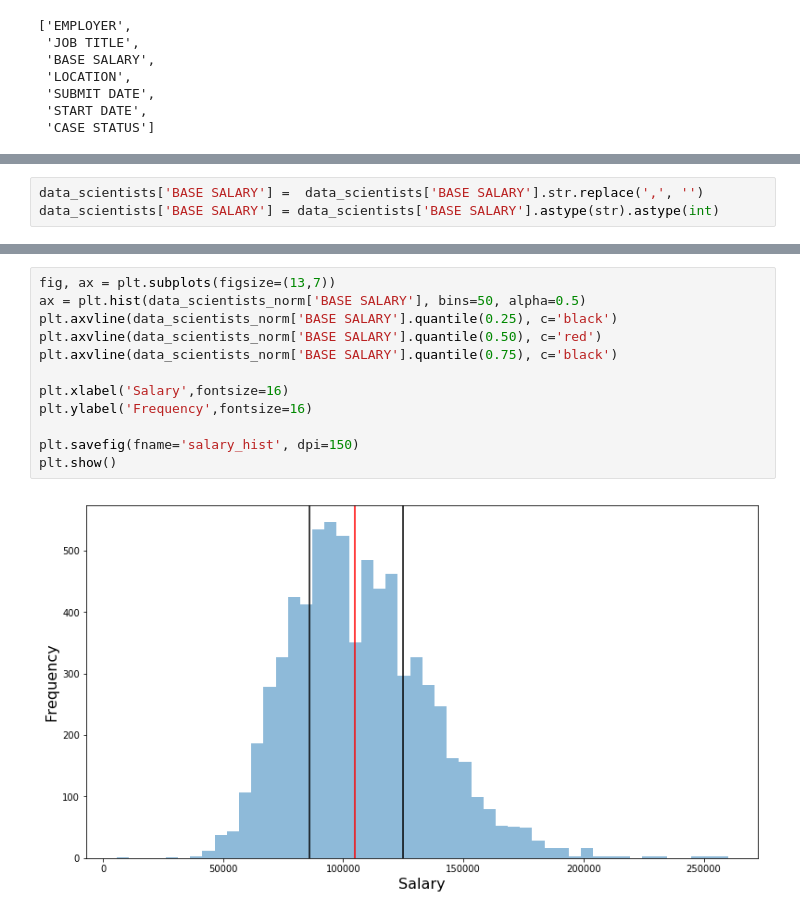
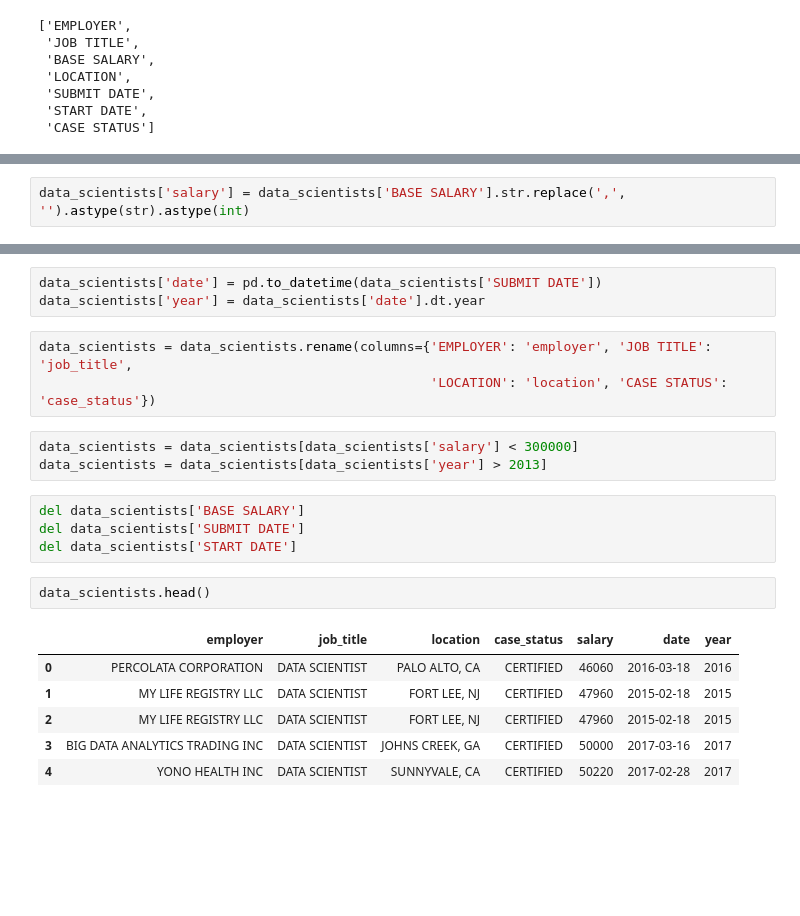
Before and after one commit to xhentilokaraj/data-science-salaries, a Jupyter notebook: Studying_Data_Science_Salaries.ipynb, the cells around one changed output, grey strips where cells are left out. Drawn from its saved outputs; the diff is of its cells as text; blank space fills up the shorter version.

```diff
--- a/Studying_Data_Science_Salaries.ipynb
+++ b/Studying_Data_Science_Salaries.ipynb
@@ -122,3 +127,2 @@ memory usage: 359.4+ KB
 # %%
-data_scientists['BASE SALARY'] =  data_scientists['BASE SALARY'].str.replace(',', '')
-data_scientists['BASE SALARY'] = data_scientists['BASE SALARY'].astype(str).astype(int)
+data_scientists['salary'] = data_scientists['BASE SALARY'].str.replace(',', '').astype(str).astype(int)
@@ -136,14 +129,22 @@ Text(0, 0.5, 'Frequency')
-# %%
-fig, ax = plt.subplots(figsize=(13,7))
-ax = plt.hist(data_scientists_norm['BASE SALARY'], bins=50, alpha=0.5)
-plt.axvline(data_scientists_norm['BASE SALARY'].quantile(0.25), c='black')
-plt.axvline(data_scientists_norm['BASE SALARY'].quantile(0.50), c='red')
-plt.axvline(data_scientists_norm['BASE SALARY'].quantile(0.75), c='black')
-
-plt.xlabel('Salary',fontsize=16)
-plt.ylabel('Frequency',fontsize=16)
-
-plt.savefig(fname='salary_hist', dpi=150)
-plt.show()
-# %% [output]
-[figure, removed]
+# %%
+data_scientists['date'] = pd.to_datetime(data_scientists['SUBMIT DATE'])
+data_scientists['year'] = data_scientists['date'].dt.year
+# %%
+data_scientists = data_scientists.rename(columns={'EMPLOYER': 'employer', 'JOB TITLE': 'job_title',
+                                                  'LOCATION': 'location', 'CASE STATUS': 'case_status'})
+# %%
+data_scientists = data_scientists[data_scientists['salary'] < 300000]
+data_scientists = data_scientists[data_scientists['year'] > 2013]
+# %%
+del data_scientists['BASE SALARY']
+del data_scientists['SUBMIT DATE']
+del data_scientists['START DATE']
+# %%
+data_scientists.head()
+# %% [output]
+|  | employer | job_title | location | case_status | salary | date | year |
+| 0 | PERCOLATA CORPORATION | DATA SCIENTIST | PALO ALTO, CA | CERTIFIED | 46060 | 2016-03-18 | 2016 |
+| 1 | MY LIFE REGISTRY LLC | DATA SCIENTIST | FORT LEE, NJ | CERTIFIED | 47960 | 2015-02-18 | 2015 |
+| 2 | MY LIFE REGISTRY LLC | DATA SCIENTIST | FORT LEE, NJ | CERTIFIED | 47960 | 2015-02-18 | 2015 |
+| 3 | BIG DATA ANALYTICS TRADING INC | DATA SCIENTIST | JOHNS CREEK, GA | CERTIFIED | 50000 | 2017-03-16 | 2017 |
+| 4 | YONO HEALTH INC | DATA SCIENTIST | SUNNYVALE, CA | CERTIFIED | 50220 | 2017-02-28 | 2017 |
```
Also changed, not shown: parts of 26 cells of this notebook, 2 other files.
